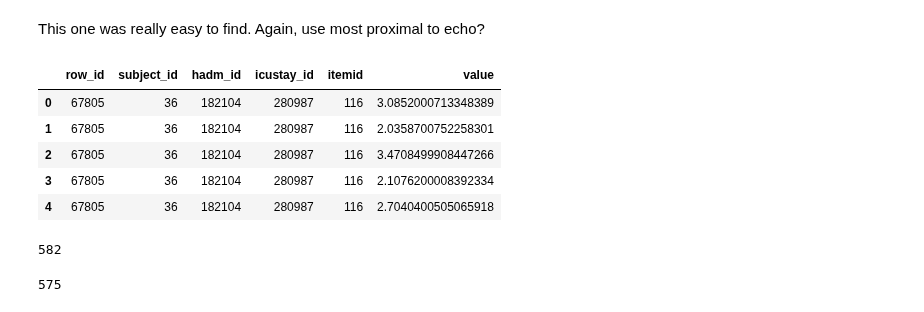
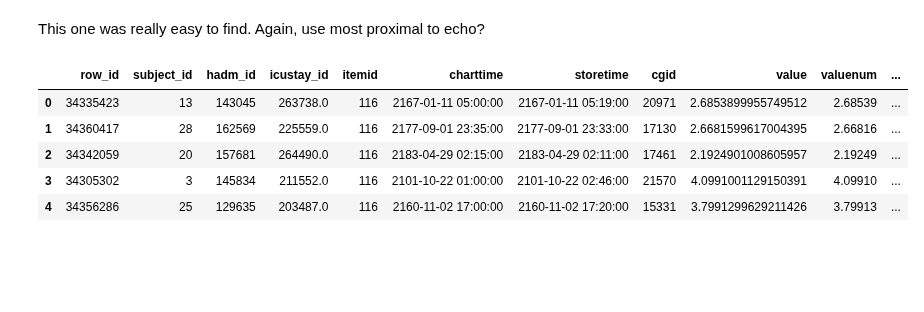
Before and after one commit to yhtgrace/echo, a Jupyter notebook: notebooks/161219_echo_outpatient_cardiogenic.ipynb, the cells around one changed output. Cells and saved outputs as stored; diff of their text form; code cells hidden in the pictures; blank space fills up the shorter version.

Commit message:
Hard cardiogenic filters

```diff
--- a/notebooks/161219_echo_outpatient_cardiogenic.ipynb
+++ b/notebooks/161219_echo_outpatient_cardiogenic.ipynb
@@ -119,26 +195,15 @@ This one was really easy to find. Again, use most proximal to echo?
 # %%
 query = \
 """
-SELECT ef.row_id, ef.subject_id, ef.hadm_id, ef.icustay_id, ce.itemid, ce.value
-FROM chartevents ce
-RIGHT JOIN echo_filtered ef
-ON ce.icustay_id = ef.icustay_id
-WHERE itemid in ('116', '7610', '228368')
+SELECT * FROM chartevents
+WHERE itemid IN ('116', '7610', '228368');
 """
 res = pd.read_sql_query(query, con)
 res.head()
 # %% [output]
-|  | row_id | subject_id | hadm_id | icustay_id | itemid | value |
-| 0 | 67805 | 36 | 182104 | 280987 | 116 | 3.0852000713348389 |
-| 1 | 67805 | 36 | 182104 | 280987 | 116 | 2.0358700752258301 |
-| 2 | 67805 | 36 | 182104 | 280987 | 116 | 3.4708499908447266 |
-| 3 | 67805 | 36 | 182104 | 280987 | 116 | 2.1076200008392334 |
-| 4 | 67805 | 36 | 182104 | 280987 | 116 | 2.7040400505065918 |
+|  | row_id | subject_id | hadm_id | icustay_id | itemid | charttime | storetime | cgid | value | valuenum | ... |
+| 0 | 34335423 | 13 | 143045 | 263738.0 | 116 | 2167-01-11 05:00:00 | 2167-01-11 05:19:00 | 20971 | 2.6853899955749512 | 2.68539 | ... |
+| 1 | 34360417 | 28 | 162569 | 225559.0 | 116 | 2177-09-01 23:35:00 | 2177-09-01 23:33:00 | 17130 | 2.6681599617004395 | 2.66816 | ... |
+| 2 | 34342059 | 20 | 157681 | 264490.0 | 116 | 2183-04-29 02:15:00 | 2183-04-29 02:11:00 | 17461 | 2.1924901008605957 | 2.19249 | ... |
+| 3 | 34305302 | 3 | 145834 | 211552.0 | 116 | 2101-10-22 01:00:00 | 2101-10-22 02:46:00 | 21570 | 4.0991001129150391 | 4.09910 | ... |
+| 4 | 34356286 | 25 | 129635 | 203487.0 | 116 | 2160-11-02 17:00:00 | 2160-11-02 17:20:00 | 15331 | 3.7991299629211426 | 3.79913 | ... |
-# %%
-len(res['subject_id'].unique())
-# %% [output]
-582
-# %%
-len(res.dropna()['subject_id'].unique())
-# %% [output]
-575
```
Also changed, not shown: parts of 30 cells of this notebook, 1 other file.
